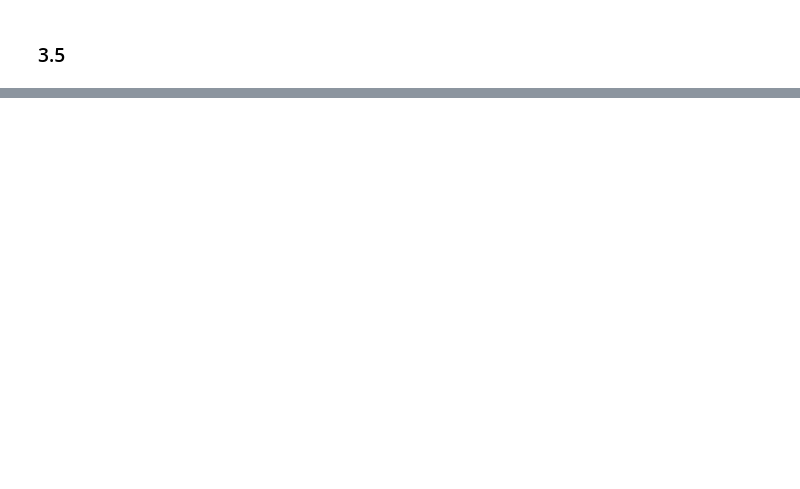
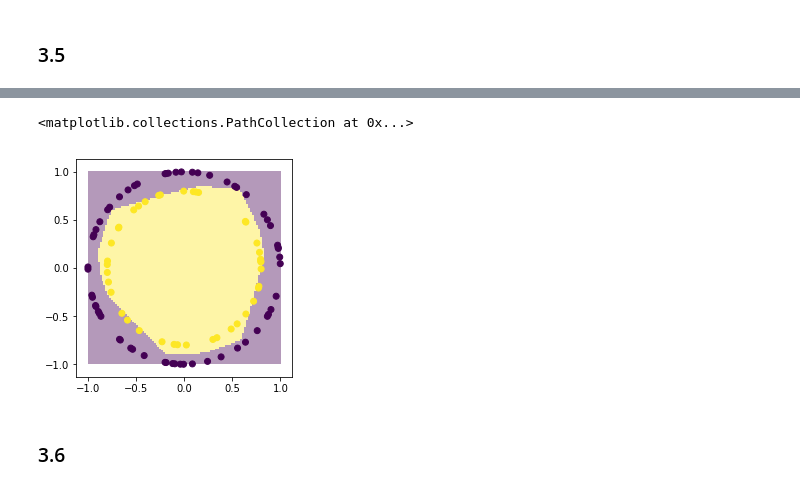
Before and after one commit to quatrejuin/ml_homework_3_code, a Jupyter notebook: ml_homework_3.ipynb, the cells around one changed output, grey strips where cells are left out. Saved outputs shown, nothing was run; the diff lists cells and outputs as text; code cells hidden in the pictures; blank space fills up the shorter version.

```diff
--- a/ml_homework_3.ipynb
+++ b/ml_homework_3.ipynb
@@ -214,2 +449,15 @@ Gradient Finit Differenct: [-0.17279216  0.16535611  0.47371025  0.18621     0.
 # %% [markdown]
 ### 3.5
+# %%
+d = 2
+dh = 8
+m = 2
+model_3_5 = NeuralNetwork()
+model_3_5.set_params(d,dh,m)
+model_3_5.train_loop(circles_train_x, circles_train_y, 100, 10**-2)
+
+predict_list = []
+for x in circles_test_x:
+    predict_list.append(model_3_5.predict(x,model_3_5.W1,model_3_5.b1,model_3_5.W2,model_3_5.b2).item())
+
+print("Accuracy:",cal_accuracy(predict_list,circles_test_y))
@@ -215,0 +483,19 @@ Gradient Finit Differenct: [-0.17279216  0.16535611  0.47371025  0.18621     0.
+# %%
+# Draw decision boundary
+range_x1 = np.linspace(-1,1,100)
+range_x2 = range_x1
+xx1,xx2 = np.meshgrid(range_x1, range_x2)
+data = np.c_[xx1.ravel(),xx2.ravel()]
+
+plot_list = []
+for d in data:
+    plot_list.append(model_3_5.predict(d,model_3_5.W1,model_3_5.b1,model_3_5.W2,model_3_5.b2))
+Z = np.array(plot_list).reshape(xx1.shape)
+
+plt.imshow(Z, extent=(xx1.min(), xx1.max(), xx2.min(), xx2.max()), alpha=.4, origin='lower')
+plt.scatter(circles_test_x[:,0],circles_test_x[:,1],c=circles_test_y)
+# %% [output]
+<matplotlib.collections.PathCollection at 0x...>
+[figure, added]
+# %% [markdown]
+### 3.6
```
Also changed, not shown: parts of 38 cells of this notebook.
